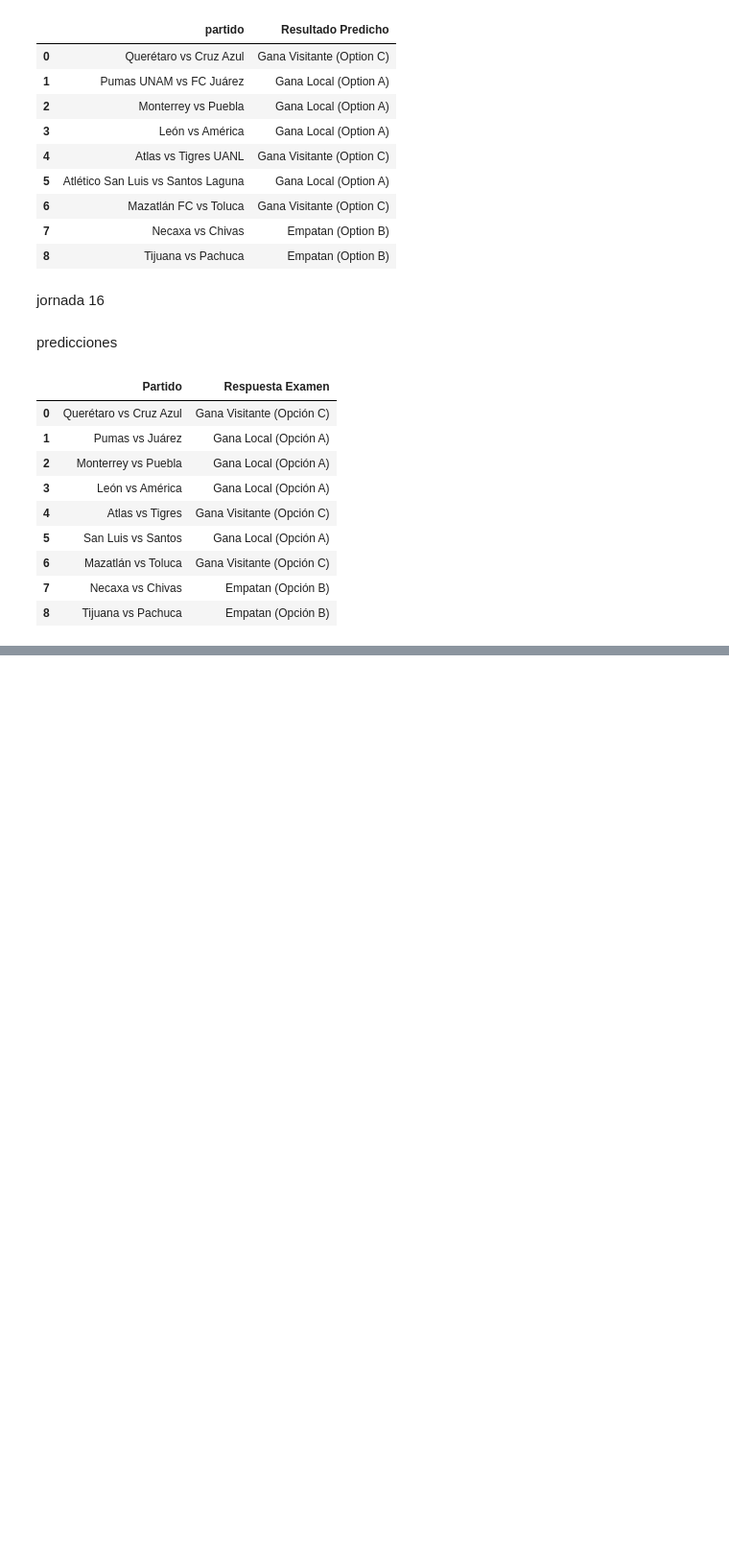
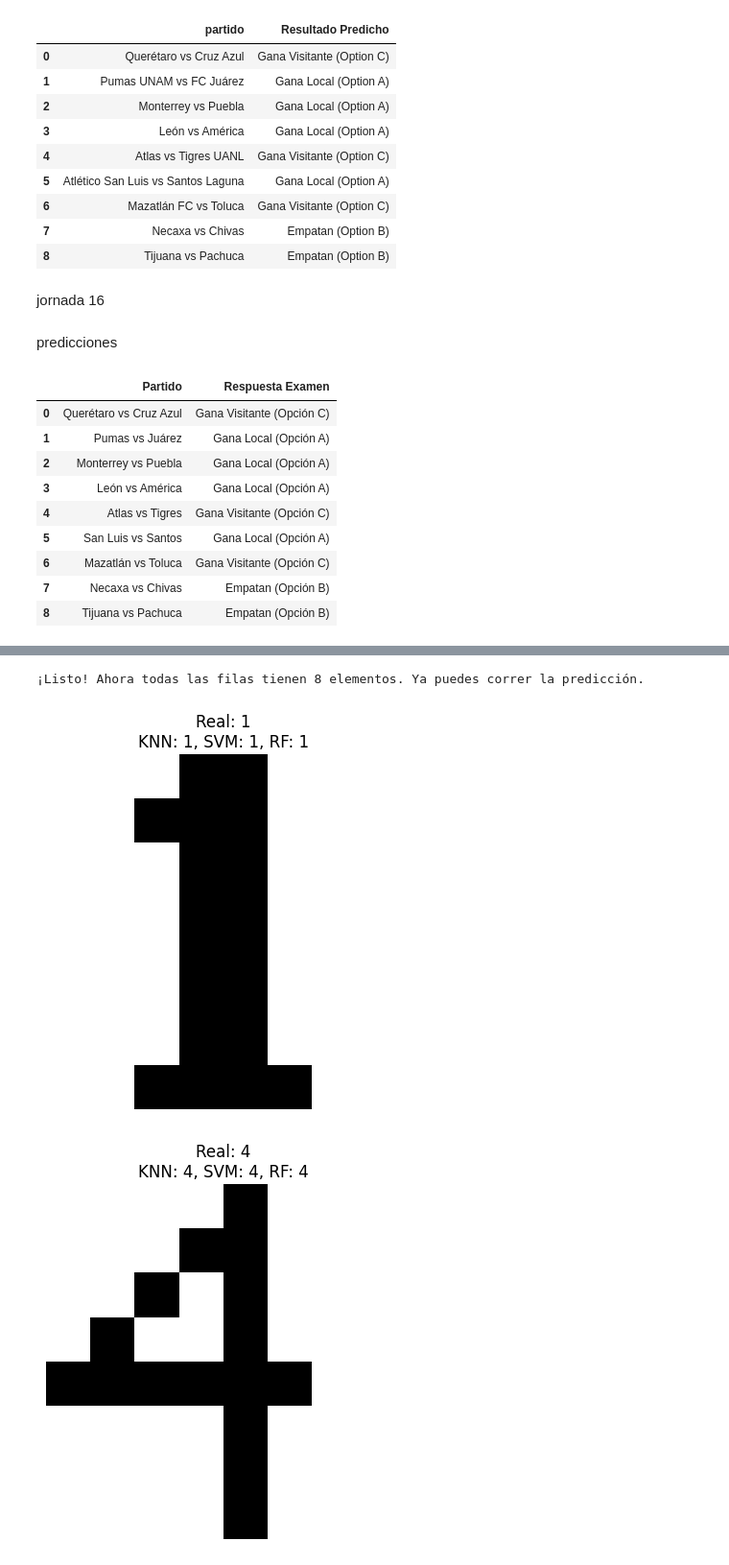
Before and after one commit to SayraIbarra/mineria, a Jupyter notebook: clase_mineria.ipynb, the cells around one changed output, grey strips where cells are left out. Shown at 96% size. Cells and saved outputs as stored; diff of their text form; code cells hidden in the pictures; blank space fills up the shorter version.

```diff
--- a/clase_mineria.ipynb
+++ b/clase_mineria.ipynb
@@ -2038,0 +2088,60 @@ df_j16[['Partido', 'Respuesta Examen']]
+# %%
+import numpy as np
+
+# --- DEFINICIÓN CORREGIDA ---
+
+digito_1 = np.array([
+    [0, 0, 0, 16, 16, 0, 0, 0],
+    [0, 0, 16, 16, 16, 0, 0, 0],
+    [0, 0, 0, 16, 16, 0, 0, 0],
+    [0, 0, 0, 16, 16, 0, 0, 0],
+    [0, 0, 0, 16, 16, 0, 0, 0],
+    [0, 0, 0, 16, 16, 0, 0, 0],
+    [0, 0, 0, 16, 16, 0, 0, 0],
+    [0, 0, 16, 16, 16, 16, 0, 0]
+])
+
+digito_4 = np.array([
+    [0, 0, 0, 0, 16, 0, 0, 0],
+    [0, 0, 0, 16, 16, 0, 0, 0],
+    [0, 0, 16, 0, 16, 0, 0, 0],
+    [0, 16, 0, 0, 16, 0, 0, 0],
+    [16, 16, 16, 16, 16, 16, 0, 0], # <--- AQUÍ se agregó el 0 faltante (ahora son 8)
+    [0, 0, 0, 0, 16, 0, 0, 0],
+    [0, 0, 0, 0, 16, 0, 0, 0],
+    [0, 0, 0, 0, 16, 0, 0, 0]
+])
+
+digito_0 = np.array([
+    [0, 0, 16, 16, 16, 16, 0, 0],
+    [0, 16, 16, 0, 0, 16, 16, 0],
+    [0, 16, 16, 0, 0, 16, 16, 0],
+    [0, 16, 16, 0, 0, 16, 16, 0],
+    [0, 16, 16, 0, 0, 16, 16, 0],
+    [0, 16, 16, 0, 0, 16, 16, 0],
+    [0, 0, 16, 16, 16, 16, 0, 0],
+    [0, 0, 0, 0, 0, 0, 0, 0]
+])
+
+mis_digitos = [digito_1, digito_4, digito_0]
+etiquetas_reales = [1, 4, 0]
+
+print("¡Listo! Ahora todas las filas tienen 8 elementos. Ya puedes correr la predicción.")
+# %% [output]
+¡Listo! Ahora todas las filas tienen 8 elementos. Ya puedes correr la predicción.
+# %%
+for i, img in enumerate(mis_digitos):
+    # Aplanar la imagen para la predicción
+    test_img = img.reshape(1, -1)
+
+    pred_knn = knn.predict(test_img)[0]
+    pred_svm = clf_svm.predict(test_img)[0]
+    pred_rf = rf.predict(test_img)[0]
+
+    plt.imshow(img, cmap=plt.cm.gray_r)
+    plt.title(f"Real: {etiquetas_reales[i]}\nKNN: {pred_knn}, SVM: {pred_svm}, RF: {pred_rf}")
+    plt.axis('off')
+    plt.show()
+# %% [output]
+[figure, added]
+[figure, added]
```
Also changed, not shown: parts of 6 cells of this notebook.
